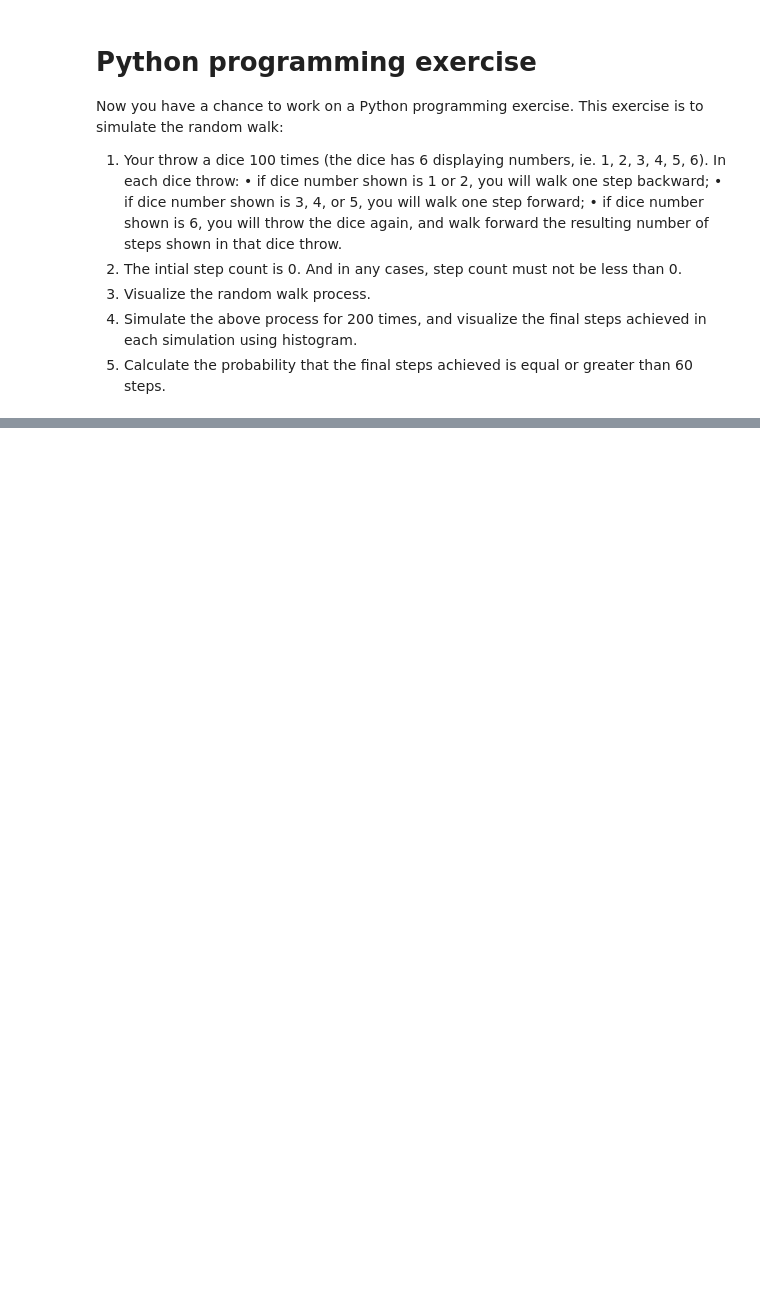
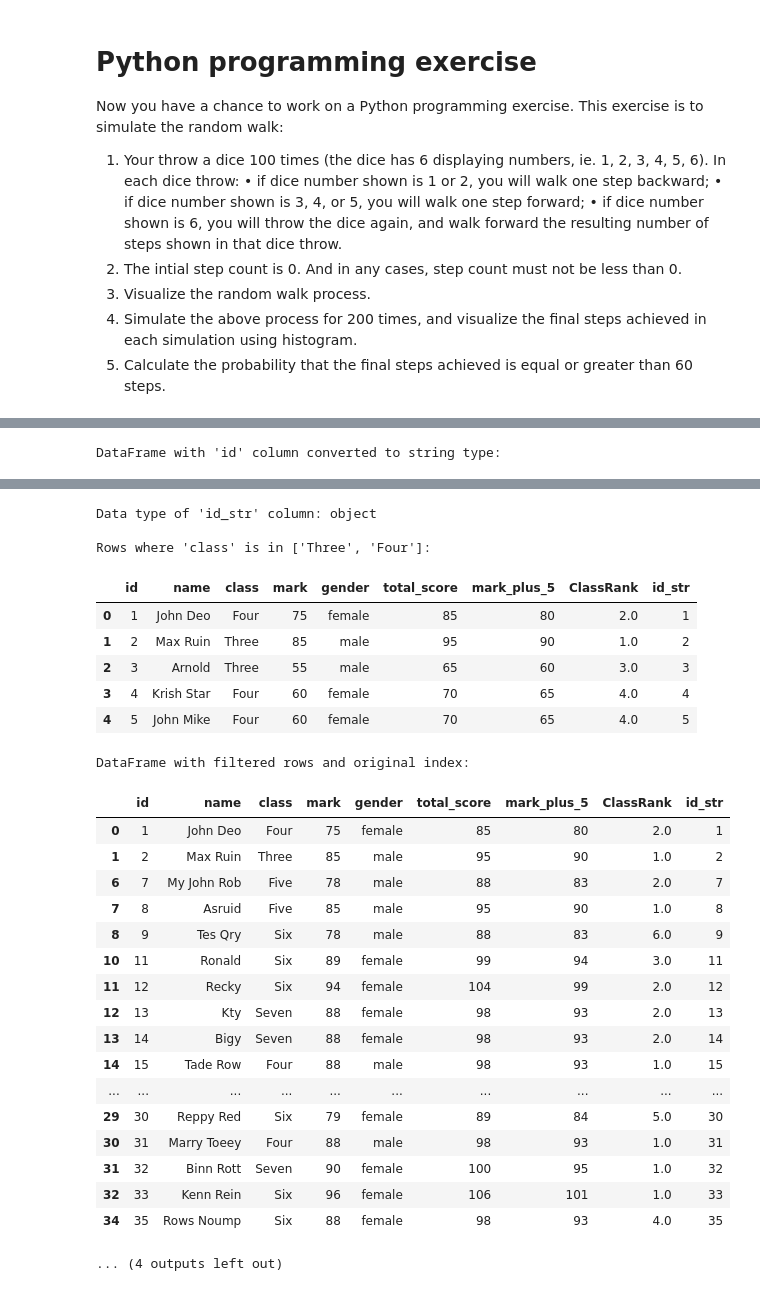
Before and after one commit to BG-bibek/BG-bibek, a Jupyter notebook: week1Consolidate.ipynb, the cells around one changed output, grey strips where cells are left out. Saved outputs shown, nothing was run; the diff lists cells and outputs as text; code cells hidden in the pictures; blank space fills up the shorter version.

```diff
--- a/week1Consolidate.ipynb
+++ b/week1Consolidate.ipynb
@@ -52,0 +116,5 @@ Probability of achieving 60 or more steps: 1.00
+# %%
+import pandas as pd
+
+df = pd.read_excel('student.xlsx')
+display(df.head())
@@ -52,0 +384,6 @@ Probability of achieving 60 or more steps: 1.00
+# %%
+print("\nDataFrame with 5 marks added to 'mark' column:")
+df['mark_plus_5'] = df['mark'].apply(lambda x: x + 5)
+# Alternatively, for simple arithmetic:
+# df['mark_plus_5'] = df['mark'] - 5
+display(df.head())
@@ -52,0 +506,40 @@ Probability of achieving 60 or more steps: 1.00
+# %%
+# 42. How to apply a function to multiple columns and create a new column based on the result?
+# (find out class rank based on mark)
+print("\nDataFrame with 'ClassRank' based on 'mark':")
+df['ClassRank'] = df.groupby('class')['mark'].rank(ascending=False, method='dense')
+display(df.sort_values(by=['class', 'ClassRank']).head())
+
+# 43. How to drop duplicate rows from a DataFrame?
+# Let's create a DataFrame with duplicates for demonstration
+df_duplicates = pd.concat([df.head(2), df.head(2)], ignore_index=True)
+print("\nDataFrame with duplicates:")
+display(df_duplicates)
+df_no_duplicates = df_duplicates.drop_duplicates()
+print("\nDataFrame after dropping duplicates:")
+display(df_no_duplicates)
+
+# 44. How to convert a column to a different data type?
+print("\nDataFrame with 'id' column converted to string type:")
+df['id_str'] = df['id'].astype(str)
+display(df.head())
+print(f"Data type of 'id_str' column: {df['id_str'].dtype}")
+
+# 45. How to apply a filter to a DataFrame based on a list of values?
+class_filter_list = ['Three', 'Four']
+print(f"\nRows where 'class' is in {class_filter_list}:")
+display(df[df['class'].isin(class_filter_list)].head())
+
+# 46. How to reset the index of a DataFrame?
+# Let's create a DataFrame with a non-default index for demonstration
+df_filtered = df[df['mark'] > 70]
+print("\nDataFrame with filtered rows and original index:")
+display(df_filtered)
+df_reset_index = df_filtered.reset_index(drop=True) # drop=True prevents adding the old index as a column
+print("\nDataFrame after resetting index:")
+display(df_reset_index)
+
+# 47. How to randomly select 7 rows (sample) from a DataFrame?
+print("\nRandomly selected 7 rows from the DataFrame:")
+display(df.sample(n=7))
+# %% [output]
@@ -52,0 +563 @@ Probability of achieving 60 or more steps: 1.00
+DataFrame with 'id' column converted to string type:
@@ -52,0 +570,28 @@ Probability of achieving 60 or more steps: 1.00
+Data type of 'id_str' column: object
+
+Rows where 'class' is in ['Three', 'Four']:
+|  | id | name | class | mark | gender | total_score | mark_plus_5 | ClassRank | id_str |
+| 0 | 1 | John Deo | Four | 75 | female | 85 | 80 | 2.0 | 1 |
+| 1 | 2 | Max Ruin | Three | 85 | male | 95 | 90 | 1.0 | 2 |
+| 2 | 3 | Arnold | Three | 55 | male | 65 | 60 | 3.0 | 3 |
+| 3 | 4 | Krish Star | Four | 60 | female | 70 | 65 | 4.0 | 4 |
+| 4 | 5 | John Mike | Four | 60 | female | 70 | 65 | 4.0 | 5 |
+DataFrame with filtered rows and original index:
+|  | id | name | class | mark | gender | total_score | mark_plus_5 | ClassRank | id_str |
+| 0 | 1 | John Deo | Four | 75 | female | 85 | 80 | 2.0 | 1 |
+| 1 | 2 | Max Ruin | Three | 85 | male | 95 | 90 | 1.0 | 2 |
+| 6 | 7 | My John Rob | Five | 78 | male | 88 | 83 | 2.0 | 7 |
+| 7 | 8 | Asruid | Five | 85 | male | 95 | 90 | 1.0 | 8 |
+| 8 | 9 | Tes Qry | Six | 78 | male | 88 | 83 | 6.0 | 9 |
+| 10 | 11 | Ronald | Six | 89 | female | 99 | 94 | 3.0 | 11 |
+| 11 | 12 | Recky | Six | 94 | female | 104 | 99 | 2.0 | 12 |
+| 12 | 13 | Kty | Seven | 88 | female | 98 | 93 | 2.0 | 13 |
+| 13 | 14 | Bigy | Seven | 88 | female | 98 | 93 | 2.0 | 14 |
+| 14 | 15 | Tade Row | Four | 88 | male | 98 | 93 | 1.0 | 15 |
+| ... | ... | ... | ... | ... | ... | ... | ... | ... | ... |
+| 29 | 30 | Reppy Red | Six | 79 | female | 89 | 84 | 5.0 | 30 |
+| 30 | 31 | Marry Toeey | Four | 88 | male | 98 | 93 | 1.0 | 31 |
+| 31 | 32 | Binn Rott | Seven | 90 | female | 100 | 95 | 1.0 | 32 |
+| 32 | 33 | Kenn Rein | Six | 96 | female | 106 | 101 | 1.0 | 33 |
+| 34 | 35 | Rows Noump | Six | 88 | female | 98 | 93 | 4.0 | 35 |
+... (4 outputs left out)
```
Also changed, not shown: parts of 12 cells of this notebook.
